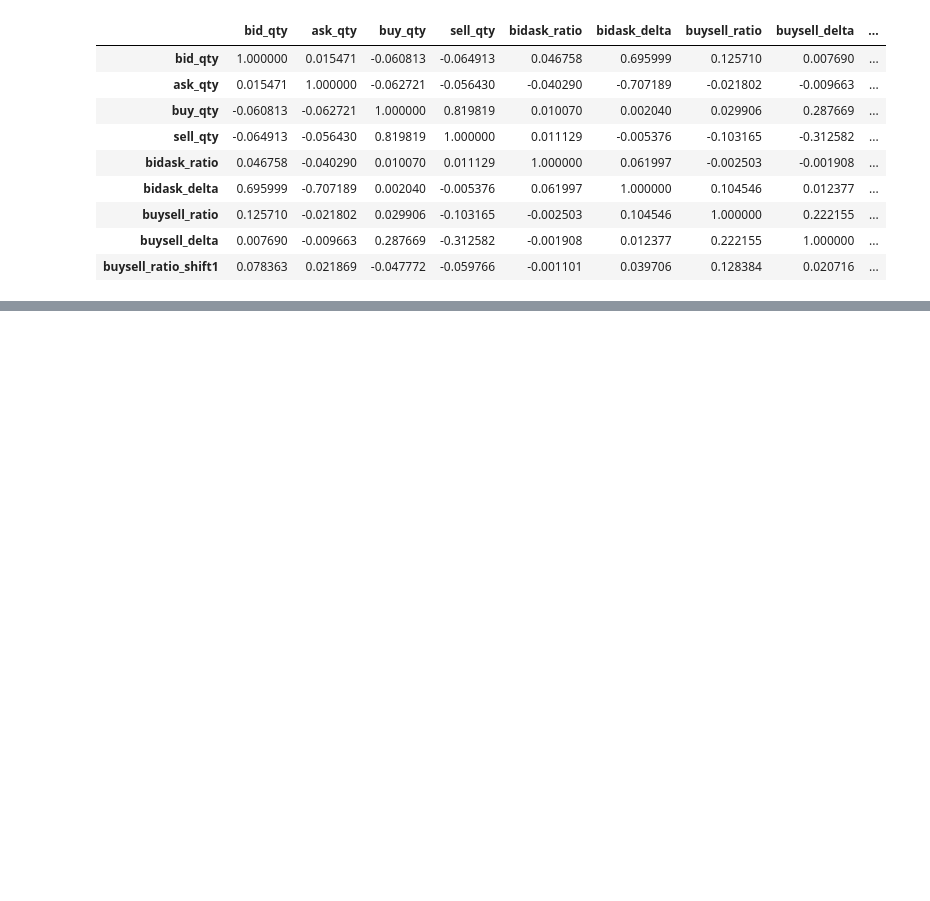
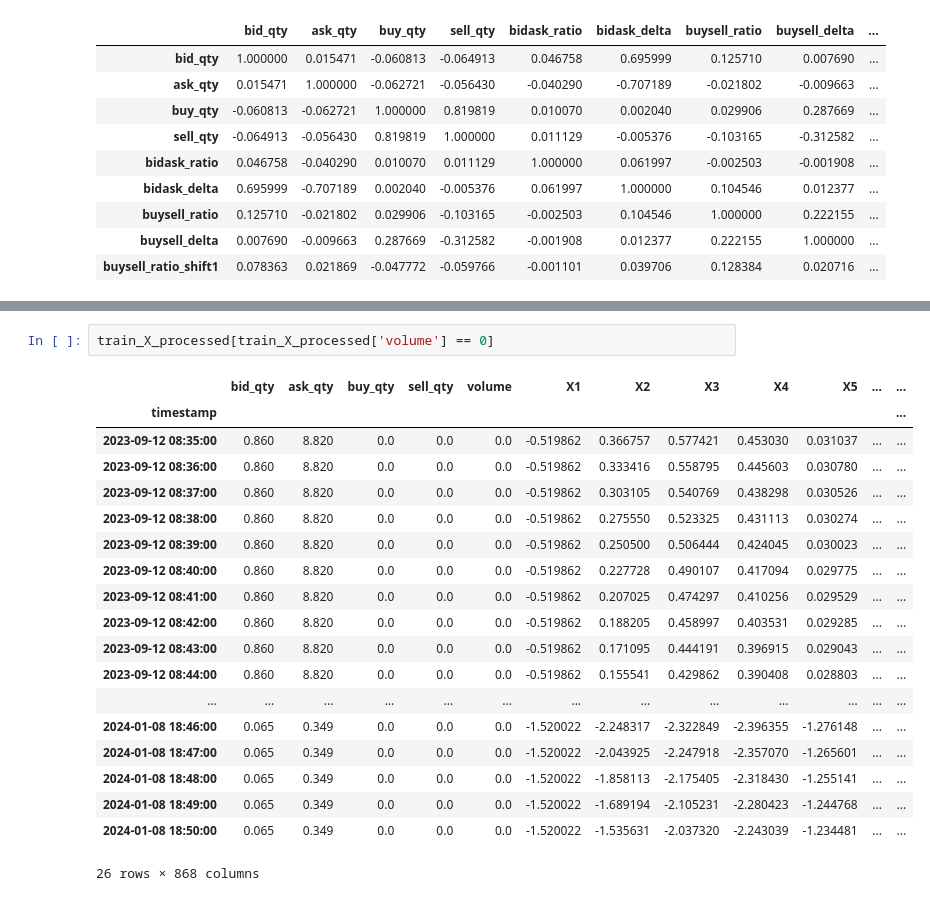
Before and after one commit to ryantjx/kaggle, a Jupyter notebook: drw-cryptomarketprediction2025/eda.ipynb, the cells around one changed output, grey strips where cells are left out. Drawn from its saved outputs; the diff is of its cells as text; blank space fills up the shorter version.

```diff
--- a/drw-cryptomarketprediction2025/eda.ipynb
+++ b/drw-cryptomarketprediction2025/eda.ipynb
@@ -208,0 +271,22 @@ train_X_filtered[['bid_qty', 'ask_qty', 'buy_qty', 'sell_qty', 'bidask_ratio', '
+# %%
+train_X_processed[train_X_processed['volume'] == 0]
+# %% [output]
+|  | bid_qty | ask_qty | buy_qty | sell_qty | volume | X1 | X2 | X3 | X4 | X5 | ... | ... |
+| timestamp |  |  |  |  |  |  |  |  |  |  |  | ... |
+| 2023-09-12 08:35:00 | 0.860 | 8.820 | 0.0 | 0.0 | 0.0 | -0.519862 | 0.366757 | 0.577421 | 0.453030 | 0.031037 | ... | ... |
+| 2023-09-12 08:36:00 | 0.860 | 8.820 | 0.0 | 0.0 | 0.0 | -0.519862 | 0.333416 | 0.558795 | 0.445603 | 0.030780 | ... | ... |
+| 2023-09-12 08:37:00 | 0.860 | 8.820 | 0.0 | 0.0 | 0.0 | -0.519862 | 0.303105 | 0.540769 | 0.438298 | 0.030526 | ... | ... |
+| 2023-09-12 08:38:00 | 0.860 | 8.820 | 0.0 | 0.0 | 0.0 | -0.519862 | 0.275550 | 0.523325 | 0.431113 | 0.030274 | ... | ... |
+| 2023-09-12 08:39:00 | 0.860 | 8.820 | 0.0 | 0.0 | 0.0 | -0.519862 | 0.250500 | 0.506444 | 0.424045 | 0.030023 | ... | ... |
+| 2023-09-12 08:40:00 | 0.860 | 8.820 | 0.0 | 0.0 | 0.0 | -0.519862 | 0.227728 | 0.490107 | 0.417094 | 0.029775 | ... | ... |
+| 2023-09-12 08:41:00 | 0.860 | 8.820 | 0.0 | 0.0 | 0.0 | -0.519862 | 0.207025 | 0.474297 | 0.410256 | 0.029529 | ... | ... |
+| 2023-09-12 08:42:00 | 0.860 | 8.820 | 0.0 | 0.0 | 0.0 | -0.519862 | 0.188205 | 0.458997 | 0.403531 | 0.029285 | ... | ... |
+| 2023-09-12 08:43:00 | 0.860 | 8.820 | 0.0 | 0.0 | 0.0 | -0.519862 | 0.171095 | 0.444191 | 0.396915 | 0.029043 | ... | ... |
+| 2023-09-12 08:44:00 | 0.860 | 8.820 | 0.0 | 0.0 | 0.0 | -0.519862 | 0.155541 | 0.429862 | 0.390408 | 0.028803 | ... | ... |
+| ... | ... | ... | ... | ... | ... | ... | ... | ... | ... | ... | ... | ... |
+| 2024-01-08 18:46:00 | 0.065 | 0.349 | 0.0 | 0.0 | 0.0 | -1.520022 | -2.248317 | -2.322849 | -2.396355 | -1.276148 | ... | ... |
+| 2024-01-08 18:47:00 | 0.065 | 0.349 | 0.0 | 0.0 | 0.0 | -1.520022 | -2.043925 | -2.247918 | -2.357070 | -1.265601 | ... | ... |
+| 2024-01-08 18:48:00 | 0.065 | 0.349 | 0.0 | 0.0 | 0.0 | -1.520022 | -1.858113 | -2.175405 | -2.318430 | -1.255141 | ... | ... |
+| 2024-01-08 18:49:00 | 0.065 | 0.349 | 0.0 | 0.0 | 0.0 | -1.520022 | -1.689194 | -2.105231 | -2.280423 | -1.244768 | ... | ... |
+| 2024-01-08 18:50:00 | 0.065 | 0.349 | 0.0 | 0.0 | 0.0 | -1.520022 | -1.535631 | -2.037320 | -2.243039 | -1.234481 | ... | ... |
+26 rows × 868 columns
```
Also changed, not shown: parts of 2 cells of this notebook, 5 other files.
